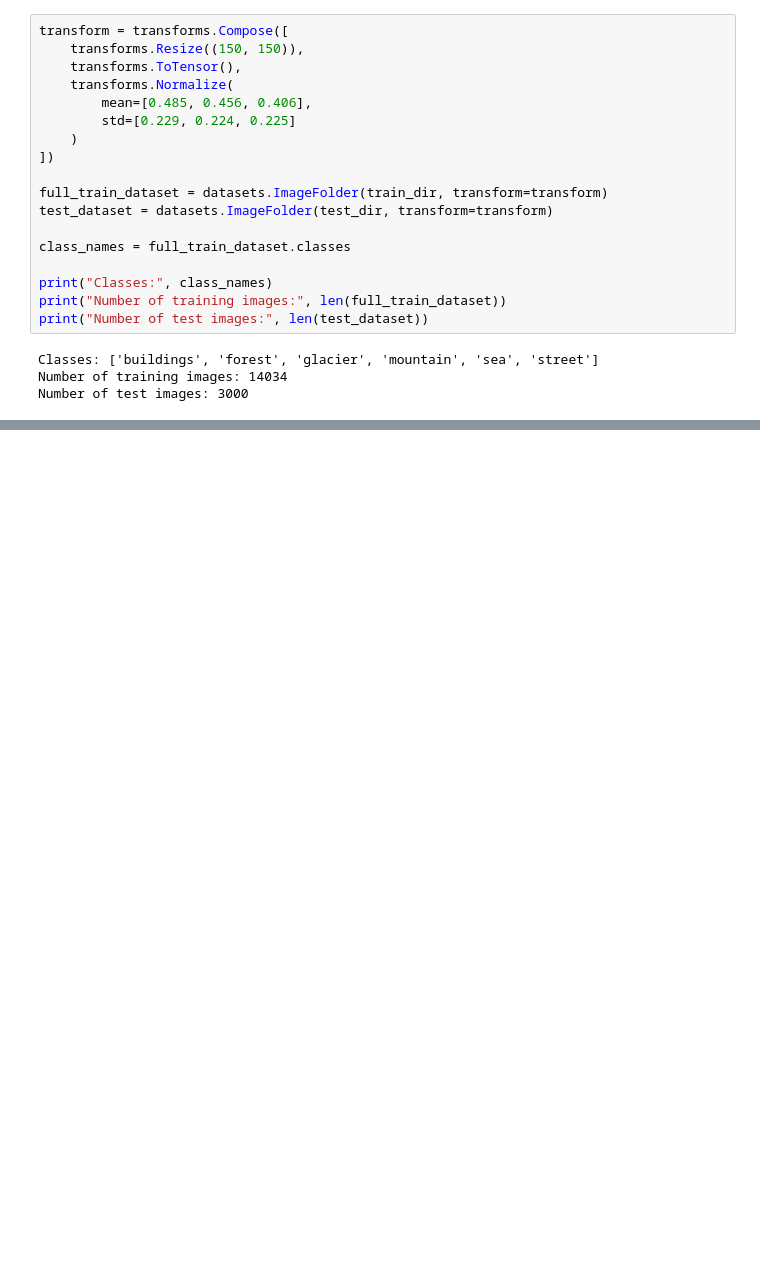
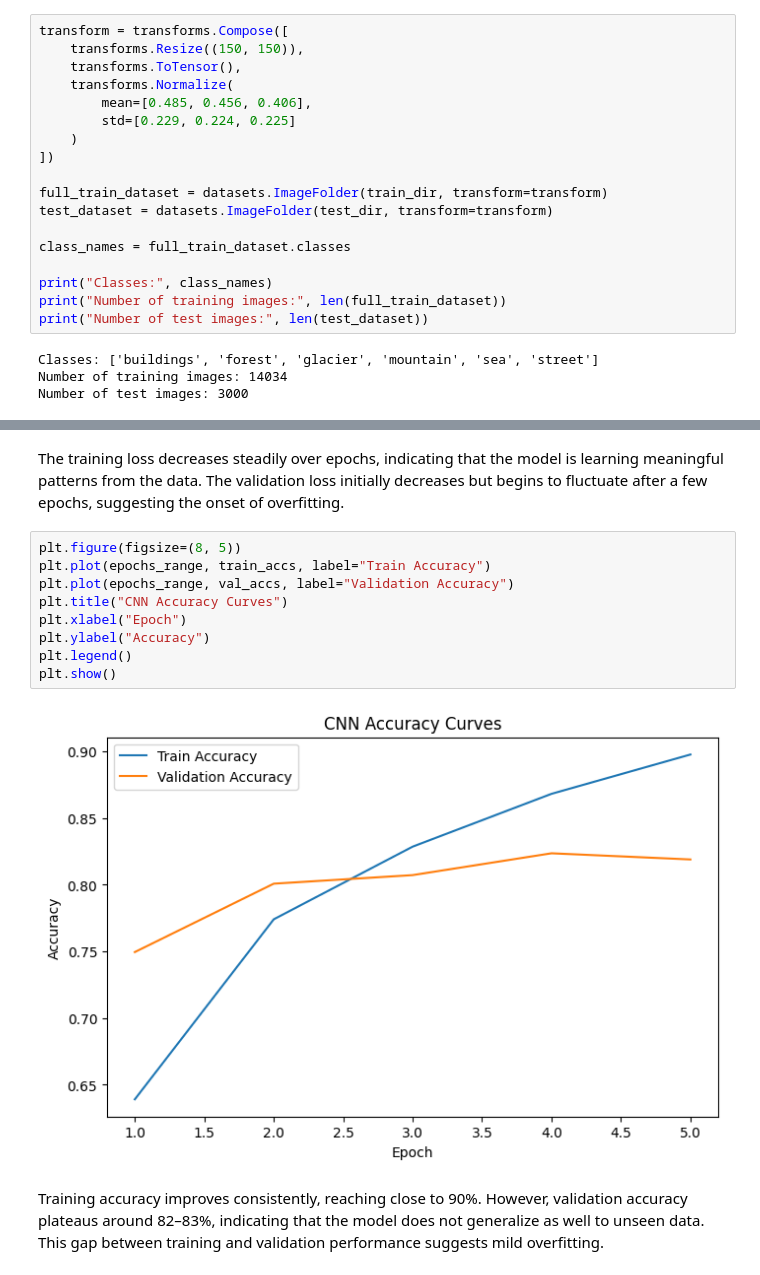
Before and after one commit to cynthiandrea7/Integrated_Practice-, a Jupyter notebook: project.ipynb, the cells around one changed output, grey strips where cells are left out. Drawn from its saved outputs; the diff is of its cells as text; blank space fills up the shorter version.

```diff
--- a/project.ipynb
+++ b/project.ipynb
@@ -82,0 +326,15 @@ print("Validation size:", len(val_dataset))
+# %% [markdown]
+The training loss decreases steadily over epochs, indicating that the model is learning meaningful patterns from the data. The validation loss initially decreases but begins to fluctuate after a few epochs, suggesting the onset of overfitting.
+# %%
+plt.figure(figsize=(8, 5))
+plt.plot(epochs_range, train_accs, label="Train Accuracy")
+plt.plot(epochs_range, val_accs, label="Validation Accuracy")
+plt.title("CNN Accuracy Curves")
+plt.xlabel("Epoch")
+plt.ylabel("Accuracy")
+plt.legend()
+plt.show()
+# %% [output]
+[figure, added]
+# %% [markdown]
+Training accuracy improves consistently, reaching close to 90%. However, validation accuracy plateaus around 82–83%, indicating that the model does not generalize as well to unseen data. This gap between training and validation performance suggests mild overfitting.
```
Also changed, not shown: parts of 39 cells of this notebook, 2 other files.
